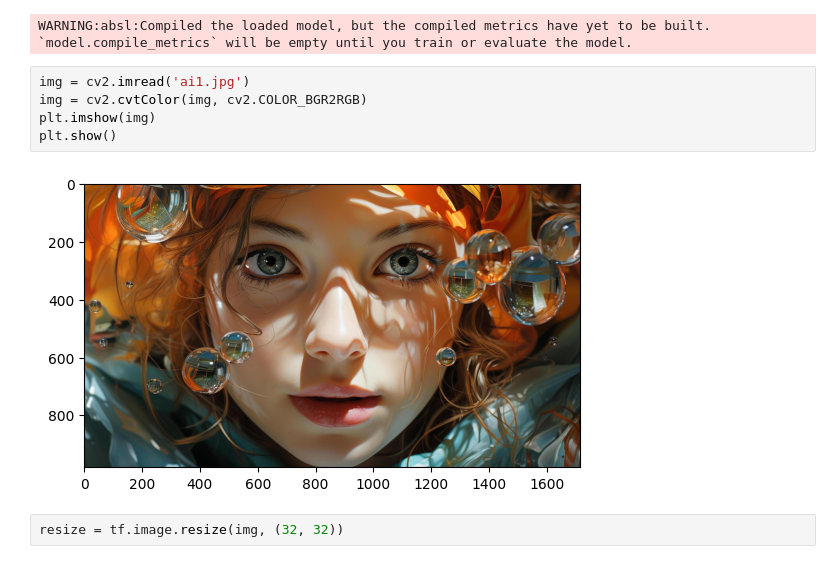
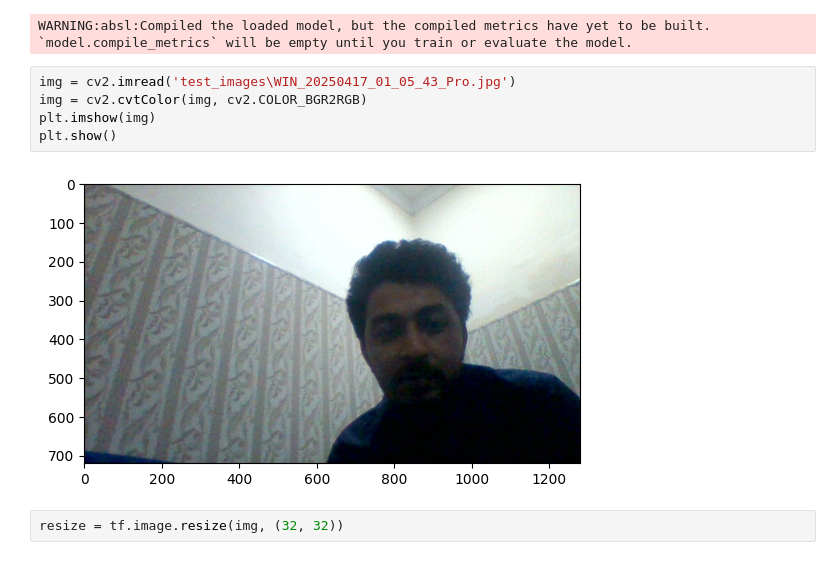
Before and after one commit to ubadakhan/AI-generated-vs-real-image-detection, a Jupyter notebook: experiments.ipynb, the cells around one changed output. Drawn from its saved outputs; the diff is of its cells as text.

```diff
--- a/experiments.ipynb
+++ b/experiments.ipynb
@@ -227,12 +257,12 @@ model = load_model(os.path.join('model','ai_imageclassifier.h5'))
 # %% [output]
 WARNING:absl:Compiled the loaded model, but the compiled metrics have yet to be built. `model.compile_metrics` will be empty until you train or evaluate the model.
 # %%
-img = cv2.imread('ai1.jpg')
+img = cv2.imread('test_images\WIN_20250417_01_05_43_Pro.jpg')
 img = cv2.cvtColor(img, cv2.COLOR_BGR2RGB)
 plt.imshow(img)
 plt.show()
 # %% [output]
-[figure, old version]
+[figure, new version]
 # %%
 resize = tf.image.resize(img, (32, 32))
 # %%
```
Also changed, not shown: parts of 14 cells of this notebook, 5 other files.
